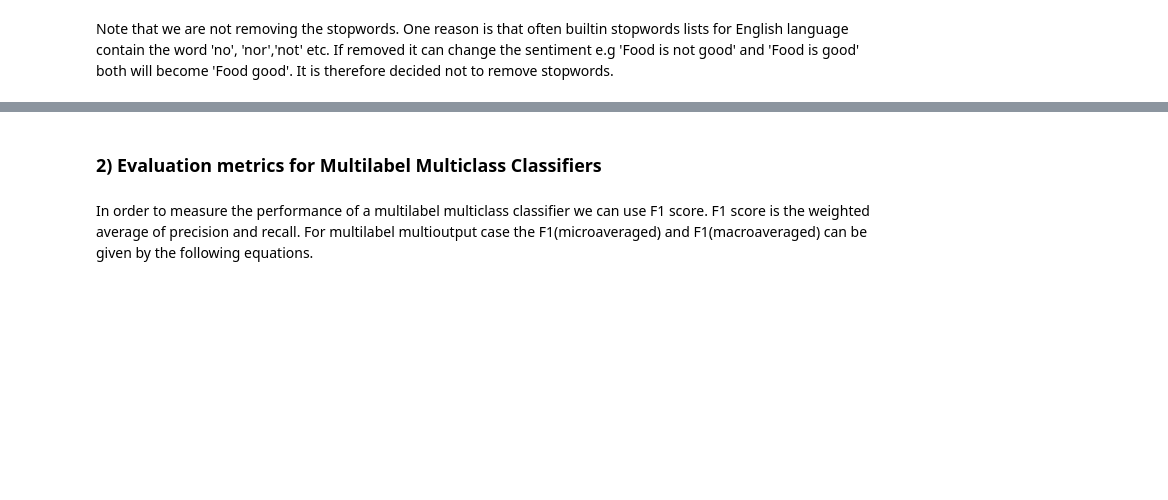
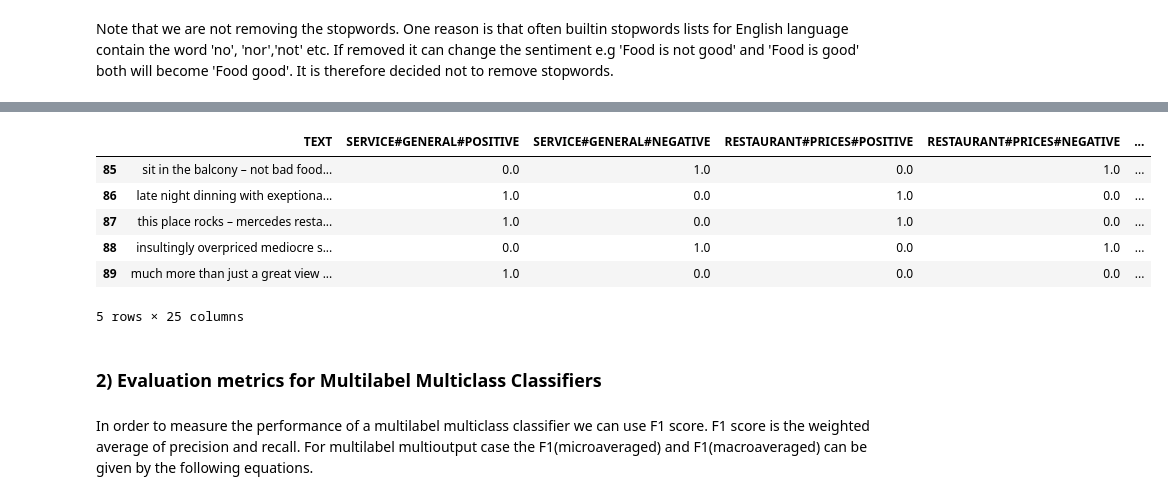
Before and after one commit to umairacheema/absa, a Jupyter notebook: ABSA.ipynb, the cells around one changed output, grey strips where cells are left out. Drawn from its saved outputs; the diff is of its cells as text; code cells hidden in the pictures; blank space fills up the shorter version.

```diff
--- a/ABSA.ipynb
+++ b/ABSA.ipynb
@@ -85,10 +155,13 @@ def clean_text_data(data):
     Returns  :
                   cleaned: string with unwanted characters removed
     '''
+    data = str(data).strip()
     prog = re.compile('[\t\n\r\f\v\d\']', re.UNICODE)
     data = re.sub(prog, ' ', data).lower()
     prog = re.compile('[!\"#$%&\'()*+\,-/:;<=>?@[\]^_`{|}~]', re.UNICODE)
     cleaned = re.sub(prog, ' ', data)
+    #Remove multiple whitespaces
+    cleaned = re.sub(' +',' ',cleaned)
     return cleaned
 # %% [markdown]
 Note that we are not removing the stopwords. One reason is that often builtin stopwords lists for English language contain the word 'no', 'nor','not' etc. If removed it can change the sentiment e.g 'Food is not good' and 'Food is good' both will become 'Food good'. It is therefore decided not to remove stopwords.
@@ -114,3 +168,5 @@ def output_to_labels(output):
 # %%
 df_training['TEXT'] = df_training['TEXT'].apply(clean_text_data)
 df_testing['TEXT'] = df_testing['TEXT'].apply(clean_text_data)
+df_training_multilabel['TEXT'] = df_training_multilabel['TEXT'].apply(clean_text_data)
+df_testing_multilabel['TEXT'] = df_testing_multilabel['TEXT'].apply(clean_text_data)
@@ -126,3 +173,13 @@ df_testing.head()
+# %%
+df_testing_multilabel.tail()
+# %% [output]
+|  | TEXT | SERVICE#GENERAL#POSITIVE | SERVICE#GENERAL#NEGATIVE | RESTAURANT#PRICES#POSITIVE | RESTAURANT#PRICES#NEGATIVE | ... |
+| 85 | sit in the balcony – not bad food... | 0.0 | 1.0 | 0.0 | 1.0 | ... |
+| 86 | late night dinning with exeptiona... | 1.0 | 0.0 | 1.0 | 0.0 | ... |
+| 87 | this place rocks – mercedes resta... | 1.0 | 0.0 | 1.0 | 0.0 | ... |
+| 88 | insultingly overpriced mediocre s... | 0.0 | 1.0 | 0.0 | 1.0 | ... |
+| 89 | much more than just a great view ... | 1.0 | 0.0 | 0.0 | 0.0 | ... |
+5 rows × 25 columns
 # %%
 #Function to do Feature Scaling
 def standardize_features(X_train,X_test, standardize=True):
```
Also changed, not shown: parts of 62 cells of this notebook, 2 other files.
